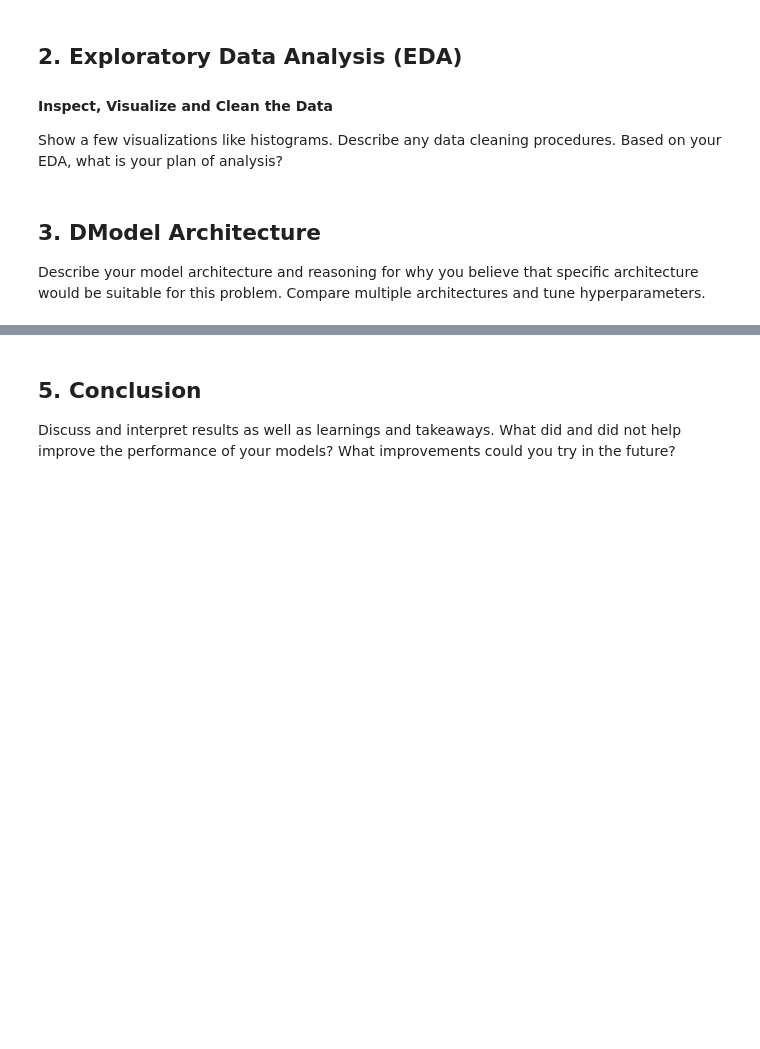
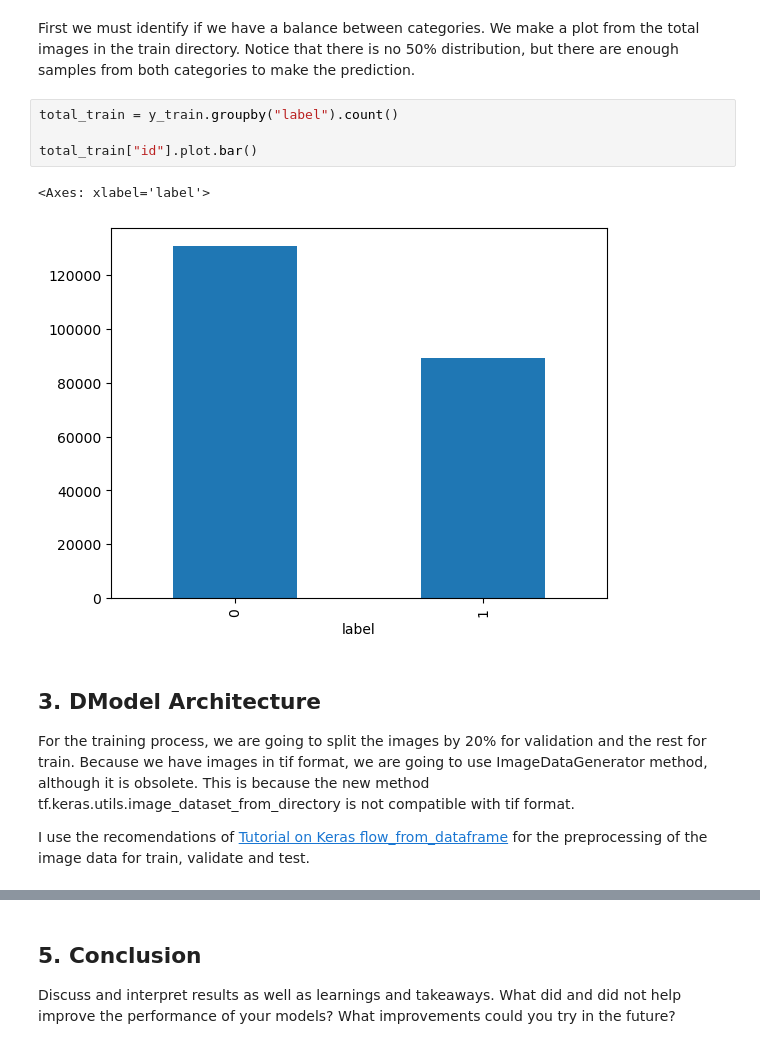
Before and after one commit to alezulu73/CNNWeek3Assignment, a Jupyter notebook: Histopathologic Cancer Detection.ipynb, the cells around one changed output, grey strips where cells are left out. Saved outputs shown, nothing was run; the diff lists cells and outputs as text; blank space fills up the shorter version.

```diff
--- a/Histopathologic Cancer Detection.ipynb
+++ b/Histopathologic Cancer Detection.ipynb
@@ -9,10 +99,15 @@ Briefly describe the challenge problem and NLP. Describe the size, dimension, st
 # %% [markdown]
-## 2. Exploratory Data Analysis (EDA)
-
-#### Inspect, Visualize and Clean the Data
-
-Show a few visualizations like histograms. Describe any data cleaning procedures. Based on your EDA, what is your plan of analysis?
+First we must identify if we have a balance between categories. We make a plot from the total images in the train directory. Notice that there is no 50% distribution, but there are enough samples from both categories to make the prediction.
+# %%
+total_train = y_train.groupby("label").count()
+
+total_train["id"].plot.bar()
+# %% [output]
+<Axes: xlabel='label'>
+[figure, added]
 # %% [markdown]
 ## 3. DModel Architecture
 
-Describe your model architecture and reasoning for why you believe that specific architecture would be suitable for this problem. Compare multiple architectures and tune hyperparameters.
+For the training process, we are going to split the images by 20% for validation and the rest for train. Because we have images in tif format, we are going to use ImageDataGenerator method, although it is obsolete. This is because the new method  tf.keras.utils.image_dataset_from_directory is not compatible with tif format.
+
+I use the recomendations of [Tutorial on Keras flow_from_dataframe](https://vijayabhaskar96.medium.com/tutorial-on-keras-flow-from-dataframe-1fd4493d237c) for the preprocessing of the image data for train, validate and test.
```
Also changed, not shown: parts of 37 cells of this notebook, 4 other files.
